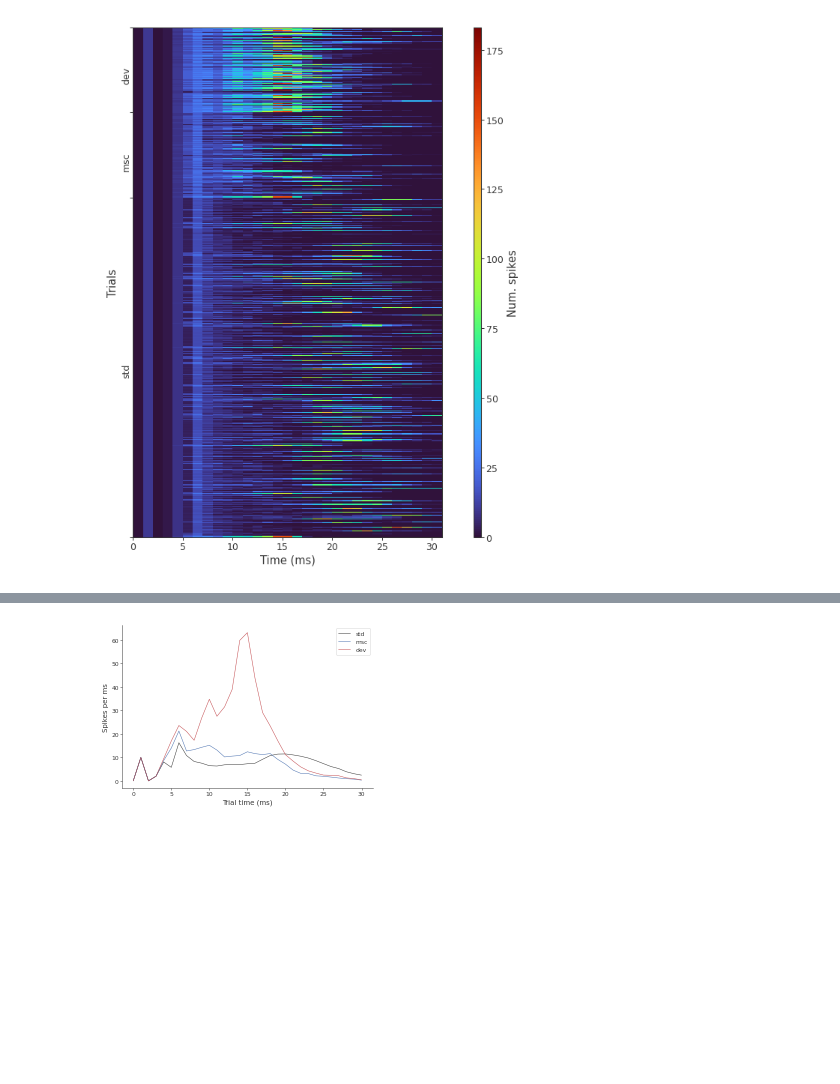
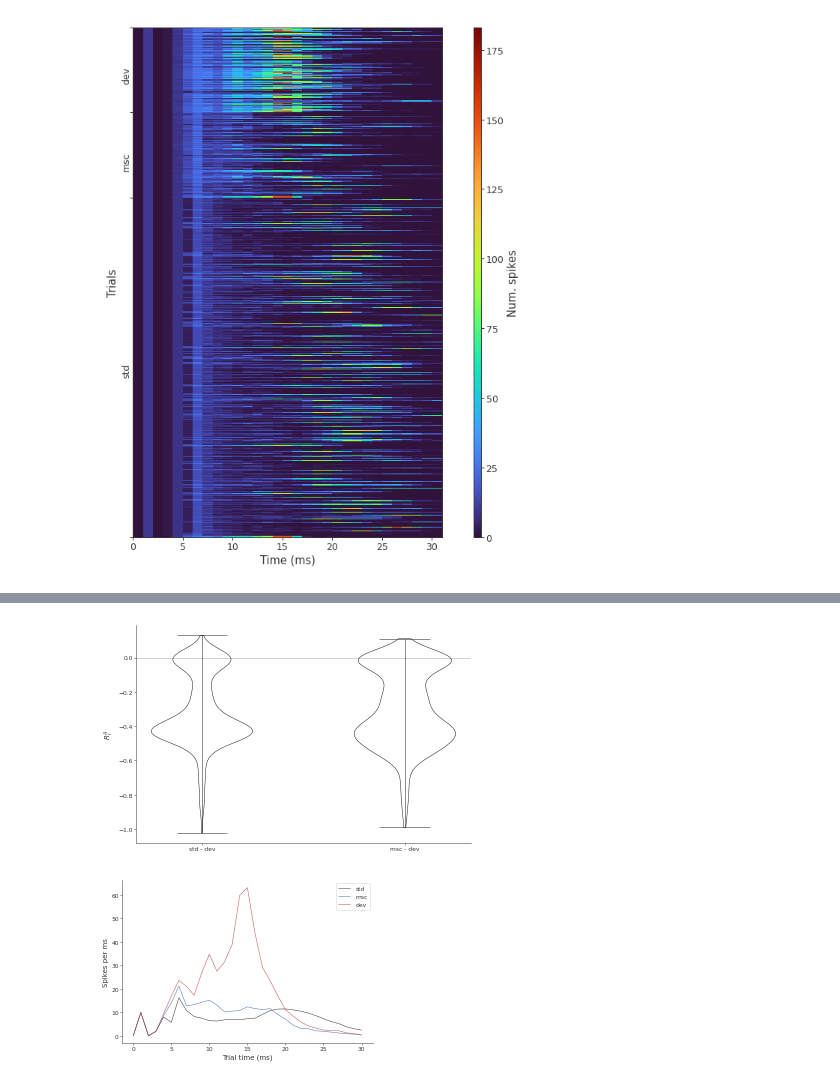
Before and after one commit to kernfel/plasticity-synergy-deviance-detection, a Jupyter notebook: Fig-DD-ablation.ipynb, the cells around one changed output, grey strips where cells are left out. Saved outputs shown, nothing was run; the diff lists cells and outputs as text; code cells hidden in the pictures; blank space fills up the shorter version.

```diff
--- a/Fig-DD-ablation.ipynb
+++ b/Fig-DD-ablation.ipynb
@@ -265,3 +294,26 @@ panel_raster(*axs, bspikes[1][1])
+# %%
+def panel_neuron_contrast(ax):
+    neuron_responses = {key: b.sum(2).mean(1)[dA>0] for key, b in bspikes[1][1].items()}
+
+    ticks = []
+    for i, (c1, c2) in enumerate((('std','dev'), ('msc','dev'))):
+        parts = ax.violinplot([neuron_responses[c1] - neuron_responses[c2]], positions=[i])
+        for pc in parts['bodies']:
+            pc.set_facecolor('none')
+            pc.set_edgecolor('k')
+            pc.set_alpha(1)
+        for key in ('cbars', 'cmaxes', 'cmins'):
+            parts[key].set_edgecolor('k')
+        ticks.append(f'{c1} - {c2}')
+    ax.axhline(0, **styling.axline_kwargs)
+    ax.set_xticks(range(len(ticks)), ticks)
+    ax.set_ylabel(f'${pu.R(stim="A", index="i")}$')
+    sns.despine(ax=ax)
+
+fig, ax = plt.subplots()
+panel_neuron_contrast(ax)
+# %% [output]
+[figure, added]
 # %%
 def panel_response(ax, bspikes, dt, ylabel='Spikes per ms'):
     for cond in conds:
```
Also changed, not shown: parts of 4 cells of this notebook.
